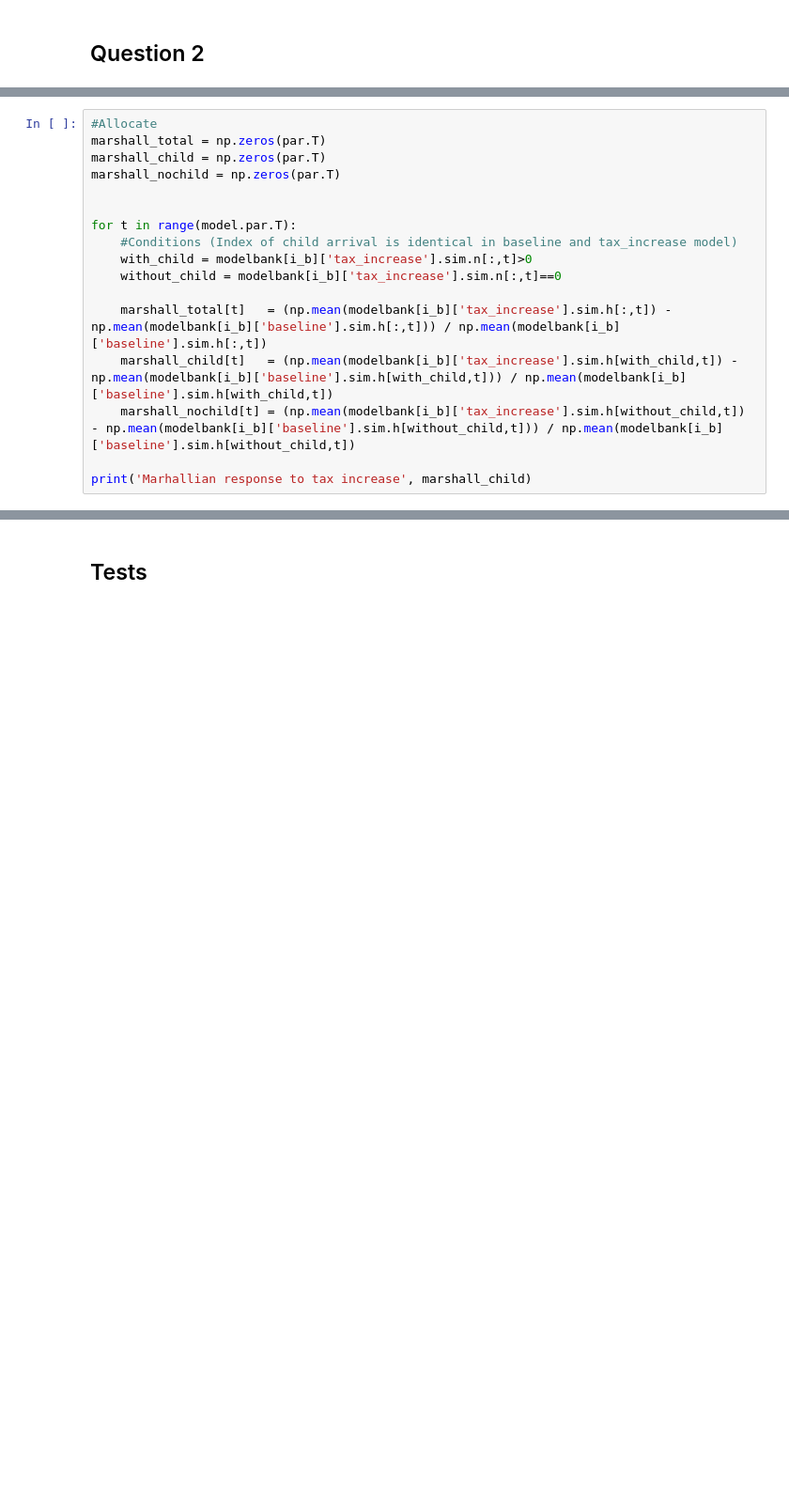
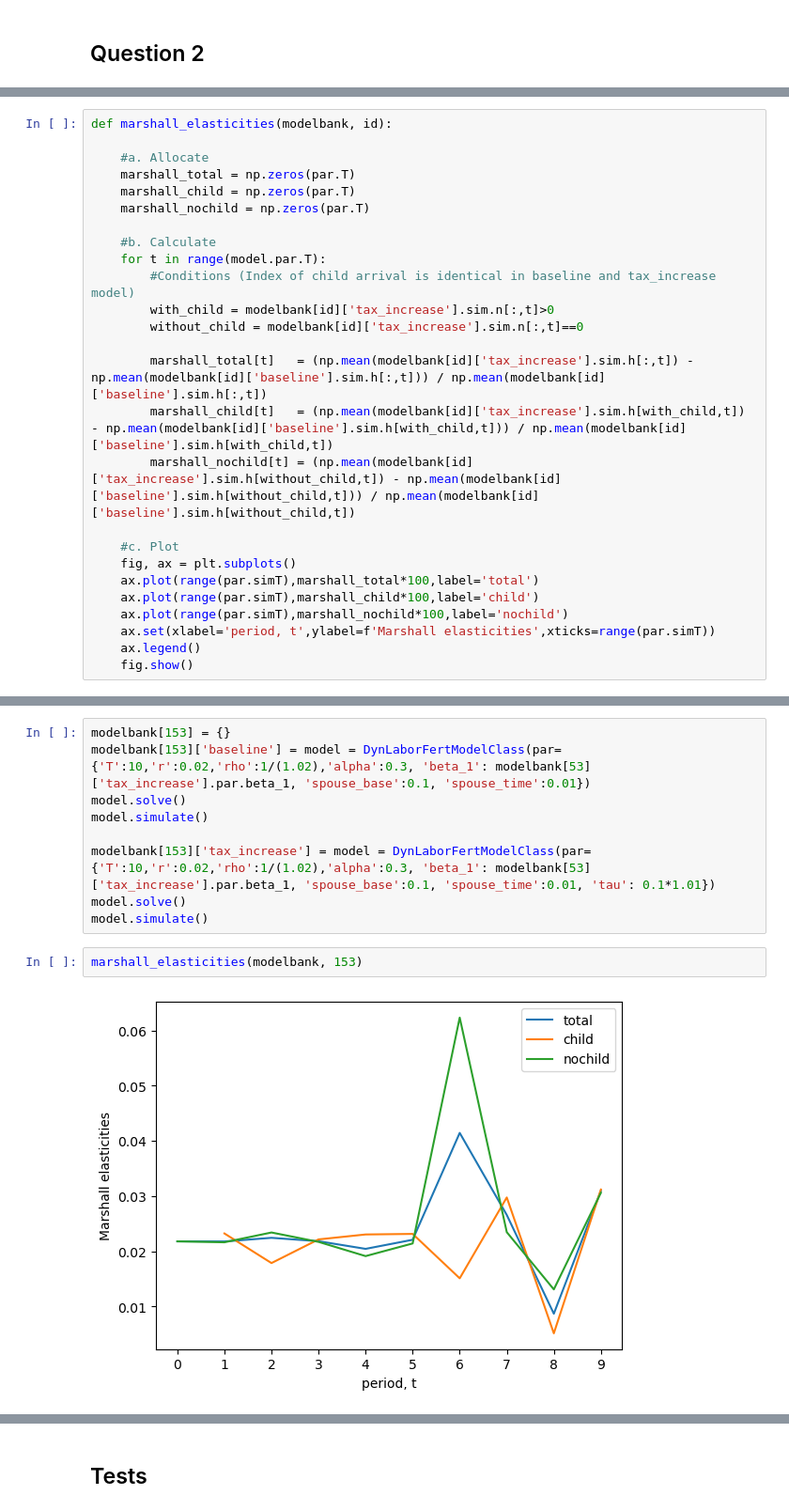
Before and after one commit to AdamHJorgensen/HouseholdBehaviorCourse, a Jupyter notebook: Assignments/01/assignment1/assignment1.ipynb, the cells around one changed output, grey strips where cells are left out. Shown at 94% size. Cells and saved outputs as stored; diff of their text form; blank space fills up the shorter version.

```diff
--- a/Assignments/01/assignment1/assignment1.ipynb
+++ b/Assignments/01/assignment1/assignment1.ipynb
@@ -57,17 +55,26 @@ KeyError: 'base'
 # %%
-#Allocate
-marshall_total = np.zeros(par.T)
-marshall_child = np.zeros(par.T)
-marshall_nochild = np.zeros(par.T)
+def marshall_elasticities(modelbank, id):
 
+    #a. Allocate
+    marshall_total = np.zeros(par.T)
+    marshall_child = np.zeros(par.T)
+    marshall_nochild = np.zeros(par.T)
 
-for t in range(model.par.T):
-    #Conditions (Index of child arrival is identical in baseline and tax_increase model)
-    with_child = modelbank[i_b]['tax_increase'].sim.n[:,t]>0
-    without_child = modelbank[i_b]['tax_increase'].sim.n[:,t]==0
+    #b. Calculate
+    for t in range(model.par.T):
+        #Conditions (Index of child arrival is identical in baseline and tax_increase model)
+        with_child = modelbank[id]['tax_increase'].sim.n[:,t]>0
+        without_child = modelbank[id]['tax_increase'].sim.n[:,t]==0
 
-    marshall_total[t]   = (np.mean(modelbank[i_b]['tax_increase'].sim.h[:,t]) - np.mean(modelbank[i_b]['baseline'].sim.h[:,t])) / np.mean(modelbank[i_b]['baseline'].sim.h[:,t])
-    marshall_child[t]   = (np.mean(modelbank[i_b]['tax_increase'].sim.h[with_child,t]) - np.mean(modelbank[i_b]['baseline'].sim.h[with_child,t])) / np.mean(modelbank[i_b]['baseline'].sim.h[with_child,t])
-    marshall_nochild[t] = (np.mean(modelbank[i_b]['tax_increase'].sim.h[without_child,t]) - np.mean(modelbank[i_b]['baseline'].sim.h[without_child,t])) / np.mean(modelbank[i_b]['baseline'].sim.h[without_child,t])
+        marshall_total[t]   = (np.mean(modelbank[id]['tax_increase'].sim.h[:,t]) - np.mean(modelbank[id]['baseline'].sim.h[:,t])) / np.mean(modelbank[id]['baseline'].sim.h[:,t])
+        marshall_child[t]   = (np.mean(modelbank[id]['tax_increase'].sim.h[with_child,t]) - np.mean(modelbank[id]['baseline'].sim.h[with_child,t])) / np.mean(modelbank[id]['baseline'].sim.h[with_child,t])
+        marshall_nochild[t] = (np.mean(modelbank[id]['tax_increase'].sim.h[without_child,t]) - np.mean(modelbank[id]['baseline'].sim.h[without_child,t])) / np.mean(modelbank[id]['baseline'].sim.h[without_child,t])
 
-print('Marhallian response to tax increase', marshall_child)
+    #c. Plot
+    fig, ax = plt.subplots()
+    ax.plot(range(par.simT),marshall_total*100,label='total')
+    ax.plot(range(par.simT),marshall_child*100,label='child')
+    ax.plot(range(par.simT),marshall_nochild*100,label='nochild')
+    ax.set(xlabel='period, t',ylabel=f'Marshall elasticities',xticks=range(par.simT))
+    ax.legend()
+    fig.show()
@@ -86,0 +87,13 @@ fig.show()
+# %%
+modelbank[153] = {}
+modelbank[153]['baseline'] = model = DynLaborFertModelClass(par={'T':10,'r':0.02,'rho':1/(1.02),'alpha':0.3, 'beta_1': modelbank[53]['tax_increase'].par.beta_1, 'spouse_base':0.1, 'spouse_time':0.01})
+model.solve()
+model.simulate()
+
+modelbank[153]['tax_increase'] = model = DynLaborFertModelClass(par={'T':10,'r':0.02,'rho':1/(1.02),'alpha':0.3, 'beta_1': modelbank[53]['tax_increase'].par.beta_1, 'spouse_base':0.1, 'spouse_time':0.01, 'tau': 0.1*1.01})
+model.solve()
+model.simulate()
+# %%
+marshall_elasticities(modelbank, 153)
+# %% [output]
+[figure, added]
```
Also changed, not shown: parts of 13 cells of this notebook, 2 other files.
